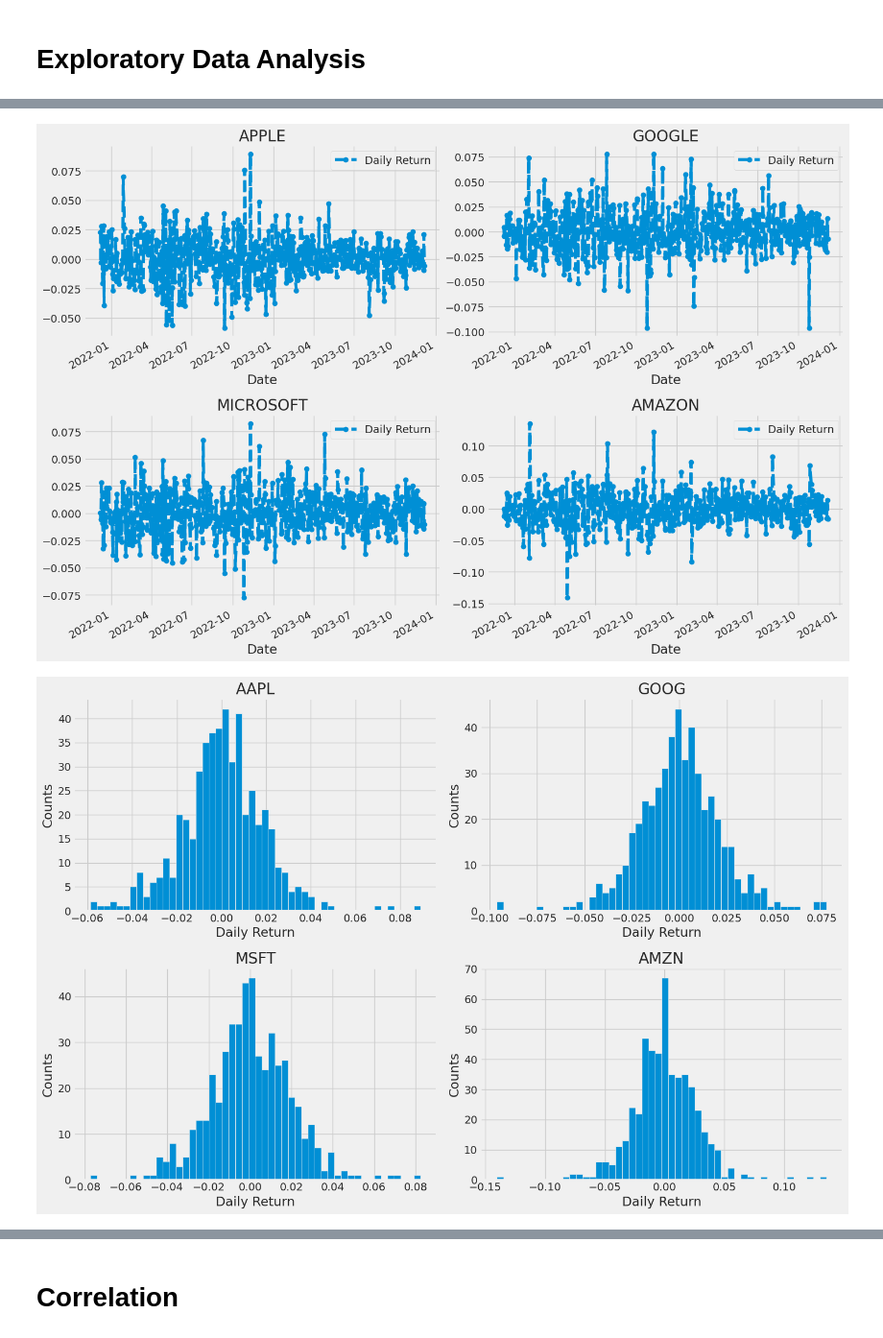
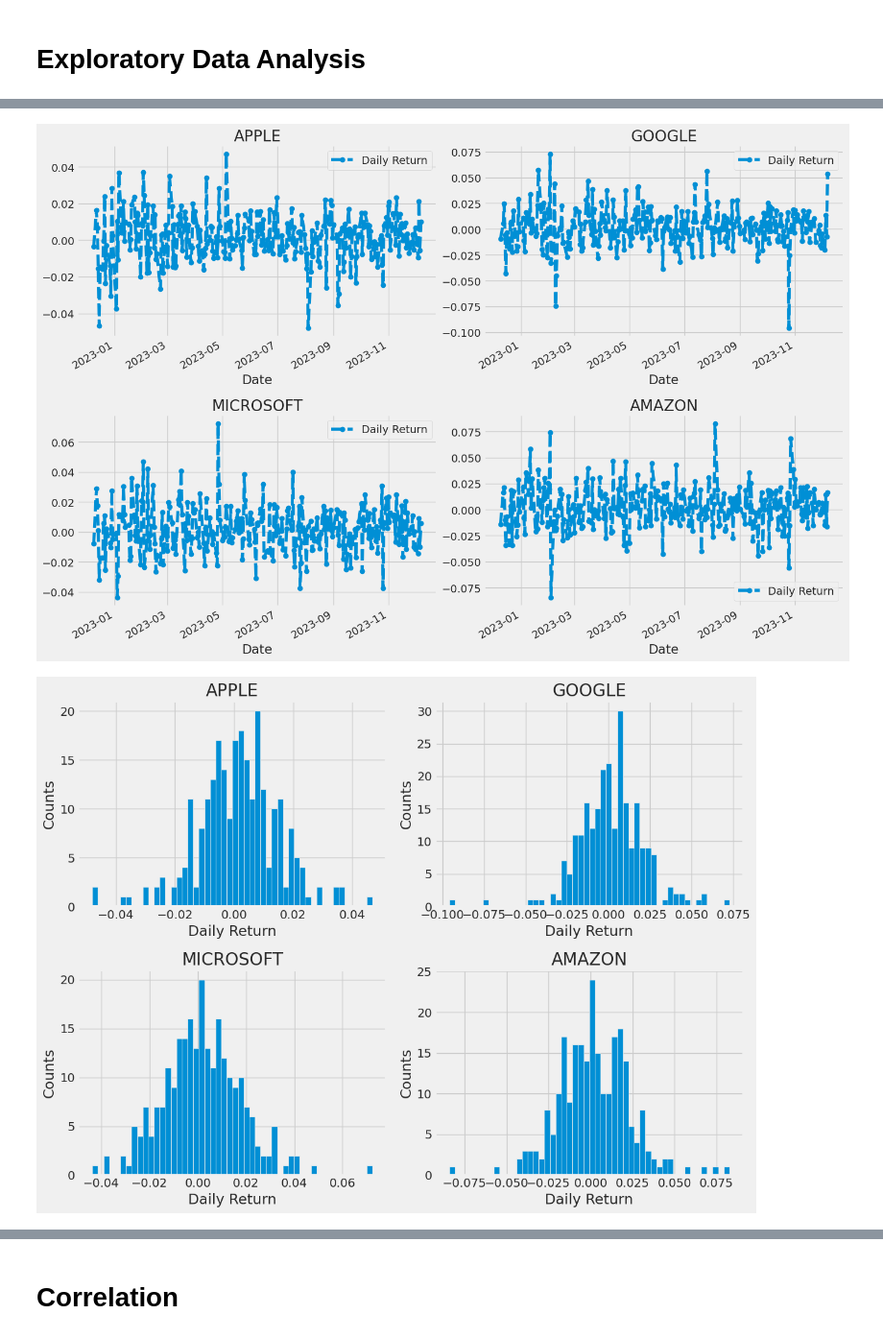
Before and after one commit to rajeshtudu/Stock_Analysis_And_Prediction, a Jupyter notebook: Stock_Market_Analysis_and_Prediction_Using_LSTM.ipynb, the cells around one changed output, grey strips where cells are left out. Shown at 96% size. Cells and saved outputs as stored; diff of their text form; code cells hidden in the pictures.

```diff
--- a/Stock_Market_Analysis_and_Prediction_Using_LSTM.ipynb
+++ b/Stock_Market_Analysis_and_Prediction_Using_LSTM.ipynb
@@ -23,19 +23,20 @@ tech_list = ['AAPL', 'GOOG', 'MSFT', 'AMZN']
 
 # SET UP START AND END TIME TO GRAB THE DATA
 end = datetime.now()
-start = datetime(end.year - 2, end.month, end.day)
+start = datetime(end.year - 1, end.month, end.day)
 
 for stock in tech_list:
     globals()[stock] = yf.download(stock, start, end)
 
+
 company_list = [AAPL, GOOG, MSFT, AMZN]
-company_name = ['AAPL', 'GOOG', 'MSFT', 'AMZN']
+company_name = ["APPLE", "GOOGLE", "MICROSOFT", "AMAZON"]
 
 for company, com_name in zip(company_list, company_name):
-    company['company_name'] = com_name
+    company["company_name"] = com_name
 
-df = pd.concat(company_list, axis = 0)
-df.tail()
+df = pd.concat(company_list, axis=0)
+df.tail(10)
 # %% [output]
 [*********************100%%**********************]  1 of 1 completed
 [*********************100%%**********************]  1 of 1 completed
@@ -117,22 +123,24 @@ ma_day = [10, 20, 50]
 
 for ma in ma_day:
     for company in company_list:
-        column_name = f"Ma for {ma} days"
+        column_name = f"MA for {ma} days"
         company[column_name] = company['Adj Close'].rolling(ma).mean()
-fig, axes = plt.subplots(nrows = 2, ncols = 2)
+
+
+fig, axes = plt.subplots(nrows=2, ncols=2)
 fig.set_figheight(10)
 fig.set_figwidth(15)
 
-AAPL[['Adj Close', 'Ma for 10 days', 'Ma for 20 days', 'Ma for 50 days']].plot(ax = axes[0,0])
+AAPL[['Adj Close', 'MA for 10 days', 'MA for 20 days', 'MA for 50 days']].plot(ax=axes[0,0])
 axes[0,0].set_title('APPLE')
 
-GOOG[['Adj Close', 'Ma for 10 days', 'Ma for 20 days', 'Ma for 50 days']].plot(ax = axes[0,1])
+GOOG[['Adj Close', 'MA for 10 days', 'MA for 20 days', 'MA for 50 days']].plot(ax=axes[0,1])
 axes[0,1].set_title('GOOGLE')
 
-MSFT[['Adj Close', 'Ma for 10 days', 'Ma for 20 days', 'Ma for 50 days']].plot(ax = axes[1,0])
+MSFT[['Adj Close', 'MA for 10 days', 'MA for 20 days', 'MA for 50 days']].plot(ax=axes[1,0])
 axes[1,0].set_title('MICROSOFT')
 
-AMZN[['Adj Close', 'Ma for 10 days', 'Ma for 20 days', 'Ma for 50 days']].plot(ax = axes[1,1])
+AMZN[['Adj Close', 'MA for 10 days', 'MA for 20 days', 'MA for 50 days']].plot(ax=axes[1,1])
 axes[1,1].set_title('AMAZON')
 
 fig.tight_layout()
@@ -142,42 +150,42 @@ plt.show()
 # %%
-# We will use the pct_change to find the percentage change for each day
+# We'll use pct_change to find the percent change for each day
 for company in company_list:
     company['Daily Return'] = company['Adj Close'].pct_change()
 
-# Then we will plot the percentage change
-fig, axes = plt.subplots(nrows = 2, ncols = 2)
+# Then we'll plot the daily return percentage
+fig, axes = plt.subplots(nrows=2, ncols=2)
 fig.set_figheight(10)
 fig.set_figwidth(15)
 
-AAPL['Daily Return'].plot(ax = axes[0,0], legend = True, linestyle = '--', marker = 'o')
+AAPL['Daily Return'].plot(ax=axes[0,0], legend=True, linestyle='--', marker='o')
 axes[0,0].set_title('APPLE')
 
-GOOG['Daily Return'].plot(ax = axes[0,1], legend = True, linestyle = '--', marker = 'o')
+GOOG['Daily Return'].plot(ax=axes[0,1], legend=True, linestyle='--', marker='o')
 axes[0,1].set_title('GOOGLE')
 
-MSFT['Daily Return'].plot(ax = axes[1,0], legend = True, linestyle = '--', marker = 'o')
+MSFT['Daily Return'].plot(ax=axes[1,0], legend=True, linestyle='--', marker='o')
 axes[1,0].set_title('MICROSOFT')
 
-AMZN['Daily Return'].plot(ax = axes[1,1], legend = True, linestyle = '--', marker = 'o')
+AMZN['Daily Return'].plot(ax=axes[1,1], legend=True, linestyle='--', marker='o')
 axes[1,1].set_title('AMAZON')
 
 fig.tight_layout()
 plt.show()
 # %% [output]
-[figure, old version]
+[figure, new version]
 # %%
 # now let's get an overall look at the average daily return using a histogram
-plt.figure(figsize = (15,10))
+plt.figure(figsize=(12, 9))
 
 for i, company in enumerate(company_list, 1):
     plt.subplot(2, 2, i)
-    company['Daily Return'].hist(bins = 50)
+    company['Daily Return'].hist(bins=50)
     plt.xlabel('Daily Return')
     plt.ylabel('Counts')
     plt.title(f'{company_name[i - 1]}')
 
 plt.tight_layout()
 plt.show()
 # %% [output]
-[figure, old version]
+[figure, new version]
 # %%
```
Also changed, not shown: parts of 23 cells of this notebook.
